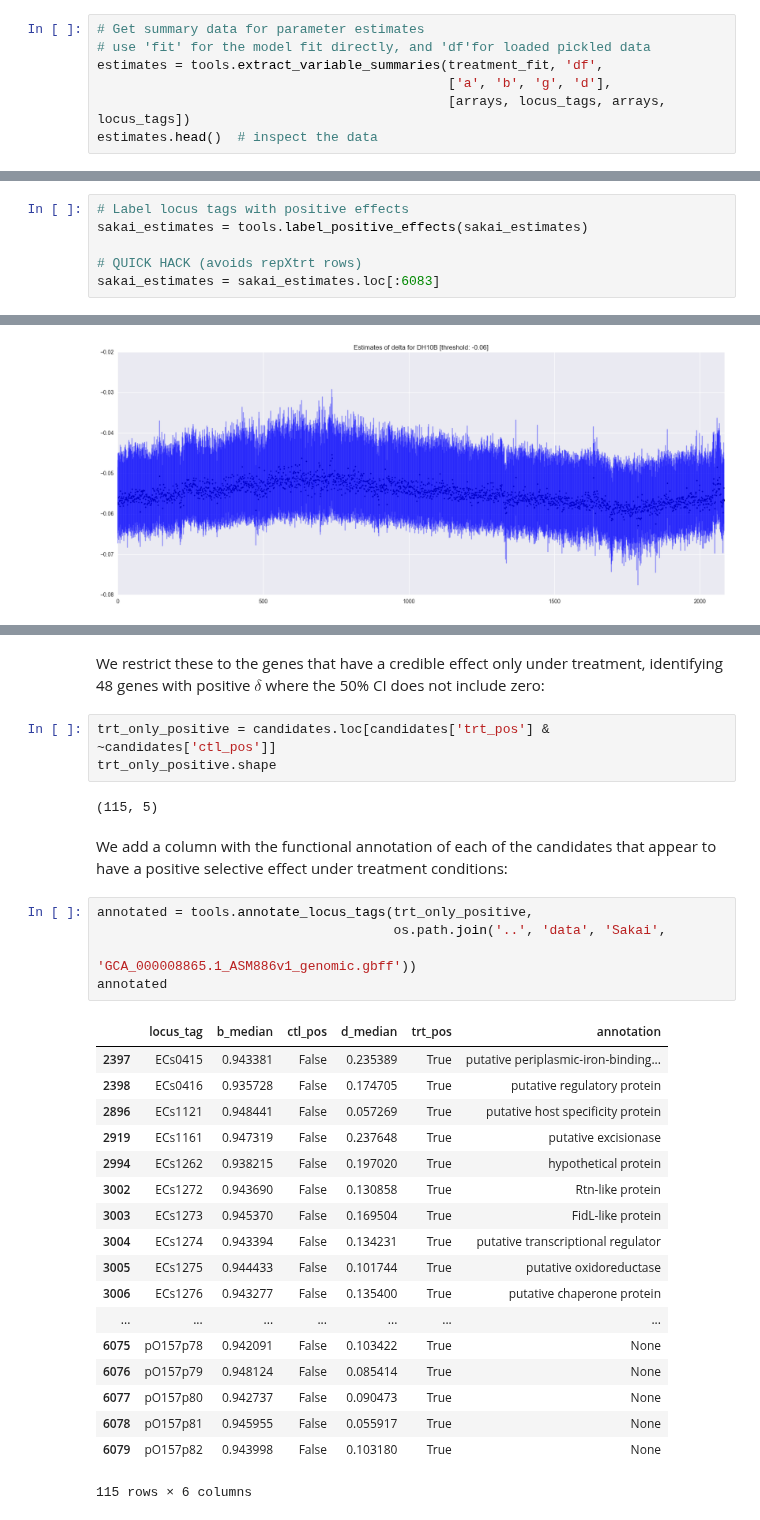
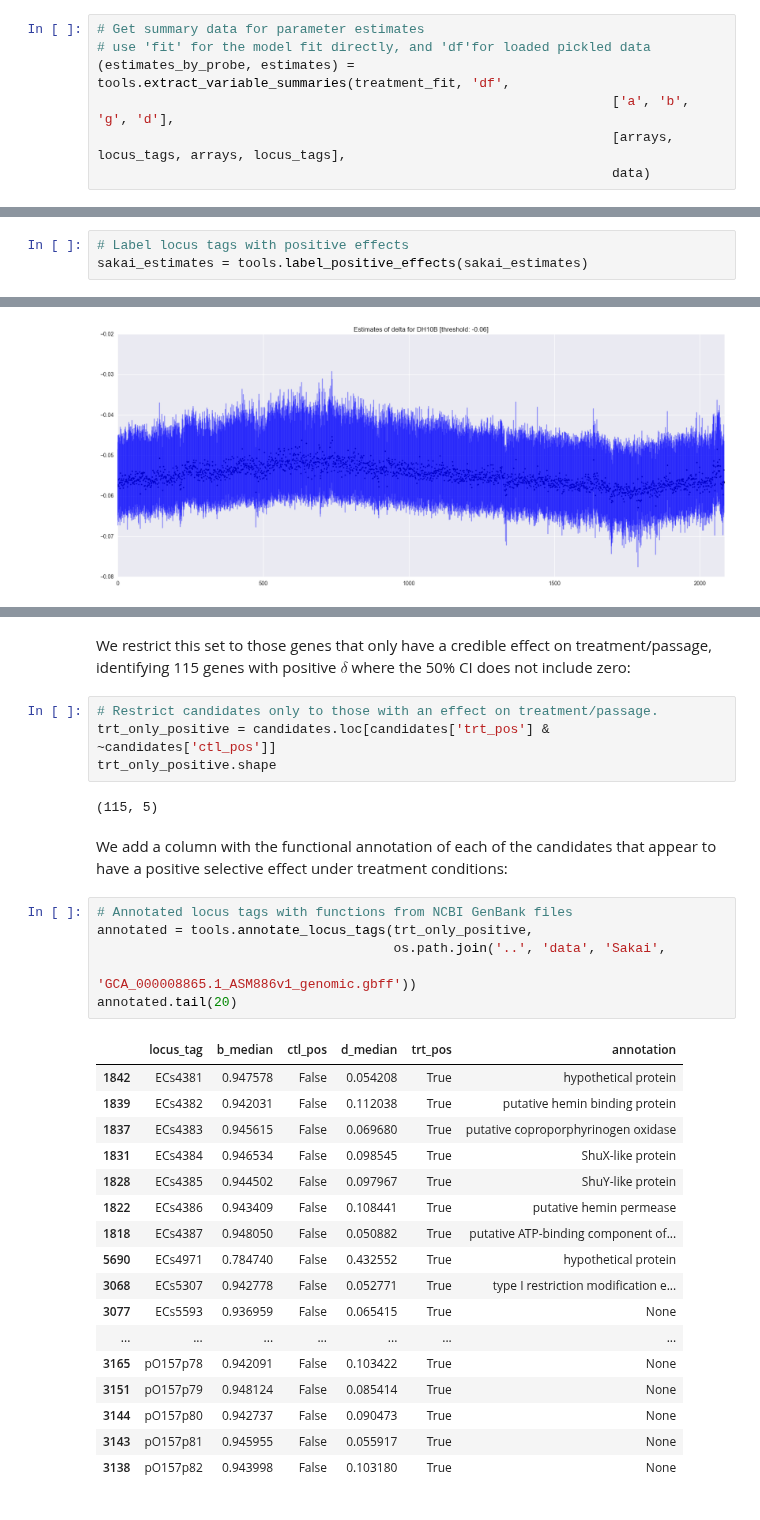
Before and after one commit to widdowquinn/SI_Holmes_etal_2017, a Jupyter notebook: notebooks/02a-full_model_fit.ipynb, the cells around one changed output, grey strips where cells are left out. Saved outputs shown, nothing was run; the diff lists cells and outputs as text.

```diff
--- a/notebooks/02a-full_model_fit.ipynb
+++ b/notebooks/02a-full_model_fit.ipynb
@@ -348,7 +321,7 @@ len(treatment_fit['a'][0][0])
 # %%
 # Get summary data for parameter estimates
 # use 'fit' for the model fit directly, and 'df'for loaded pickled data
-estimates = tools.extract_variable_summaries(treatment_fit, 'df',
-                                             ['a', 'b', 'g', 'd'],
-                                             [arrays, locus_tags, arrays, locus_tags])
-estimates.head()  # inspect the data
+(estimates_by_probe, estimates) = tools.extract_variable_summaries(treatment_fit, 'df',
+                                                                  ['a', 'b', 'g', 'd'],
+                                                                  [arrays, locus_tags, arrays, locus_tags],
+                                                                  data)
@@ -526,9 +454,6 @@ We create a third category: `combined`: genes with an estimated positive effect
 # %%
 # Label locus tags with positive effects
 sakai_estimates = tools.label_positive_effects(sakai_estimates)
-
-# QUICK HACK (avoids repXtrt rows)
-sakai_estimates = sakai_estimates.loc[:6083]
 # %% [markdown]
 We can count the number of locus_tags in each of the groups:
 # %%
@@ -605,6 +542,7 @@ candidates = candidates[['locus_tag',
 # %% [markdown]
-We restrict these to the genes that have a credible effect only under treatment, identifying 48 genes with positive $\delta$ where the 50% CI does not include zero:
+We restrict this set to those genes that only have a credible effect on treatment/passage, identifying 115 genes with positive $\delta$ where the 50% CI does not include zero:
 # %%
+# Restrict candidates only to those with an effect on treatment/passage.
 trt_only_positive = candidates.loc[candidates['trt_pos'] & ~candidates['ctl_pos']]
 trt_only_positive.shape
 # %% [output]
@@ -612,26 +550,26 @@ trt_only_positive.shape
 # %% [markdown]
 We add a column with the functional annotation of each of the candidates that appear to have a positive selective effect under treatment conditions:
 # %%
+# Annotated locus tags with functions from NCBI GenBank files
 annotated = tools.annotate_locus_tags(trt_only_positive,
                                       os.path.join('..', 'data', 'Sakai',
                                                    'GCA_000008865.1_ASM886v1_genomic.gbff'))
-annotated
+annotated.tail(20)
 # %% [output]
 |  | locus_tag | b_median | ctl_pos | d_median | trt_pos | annotation |
-| 2397 | ECs0415 | 0.943381 | False | 0.235389 | True | putative periplasmic-iron-binding... |
-| 2398 | ECs0416 | 0.935728 | False | 0.174705 | True | putative regulatory protein |
-| 2896 | ECs1121 | 0.948441 | False | 0.057269 | True | putative host specificity protein |
-| 2919 | ECs1161 | 0.947319 | False | 0.237648 | True | putative excisionase |
-| 2994 | ECs1262 | 0.938215 | False | 0.197020 | True | hypothetical protein |
-| 3002 | ECs1272 | 0.943690 | False | 0.130858 | True | Rtn-like protein |
-| 3003 | ECs1273 | 0.945370 | False | 0.169504 | True | FidL-like protein |
-| 3004 | ECs1274 | 0.943394 | False | 0.134231 | True | putative transcriptional regulator |
-| 3005 | ECs1275 | 0.944433 | False | 0.101744 | True | putative oxidoreductase |
-| 3006 | ECs1276 | 0.943277 | False | 0.135400 | True | putative chaperone protein |
+| 1842 | ECs4381 | 0.947578 | False | 0.054208 | True | hypothetical protein |
+| 1839 | ECs4382 | 0.942031 | False | 0.112038 | True | putative hemin binding protein |
+| 1837 | ECs4383 | 0.945615 | False | 0.069680 | True | putative coproporphyrinogen oxidase |
+| 1831 | ECs4384 | 0.946534 | False | 0.098545 | True | ShuX-like protein |
+| 1828 | ECs4385 | 0.944502 | False | 0.097967 | True | ShuY-like protein |
+| 1822 | ECs4386 | 0.943409 | False | 0.108441 | True | putative hemin permease |
+| 1818 | ECs4387 | 0.948050 | False | 0.050882 | True | putative ATP-binding component of... |
+| 5690 | ECs4971 | 0.784740 | False | 0.432552 | True | hypothetical protein |
+| 3068 | ECs5307 | 0.942778 | False | 0.052771 | True | type I restriction modification e... |
+| 3077 | ECs5593 | 0.936959 | False | 0.065415 | True | None |
 | ... | ... | ... | ... | ... | ... | ... |
-| 6075 | pO157p78 | 0.942091 | False | 0.103422 | True | None |
-| 6076 | pO157p79 | 0.948124 | False | 0.085414 | True | None |
-| 6077 | pO157p80 | 0.942737 | False | 0.090473 | True | None |
-| 6078 | pO157p81 | 0.945955 | False | 0.055917 | True | None |
-| 6079 | pO157p82 | 0.943998 | False | 0.103180 | True | None |
+| 3165 | pO157p78 | 0.942091 | False | 0.103422 | True | None |
+| 3151 | pO157p79 | 0.948124 | False | 0.085414 | True | None |
+| 3144 | pO157p80 | 0.942737 | False | 0.090473 | True | None |
+| 3143 | pO157p81 | 0.945955 | False | 0.055917 | True | None |
+| 3138 | pO157p82 | 0.943998 | False | 0.103180 | True | None |
-115 rows × 6 columns
```
Also changed, not shown: parts of 43 cells of this notebook, 2 other files.
